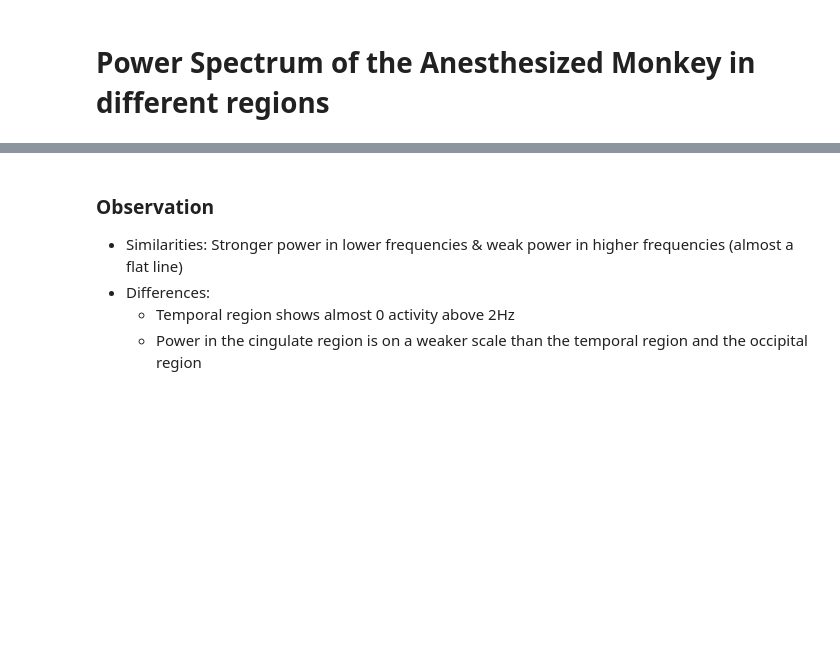
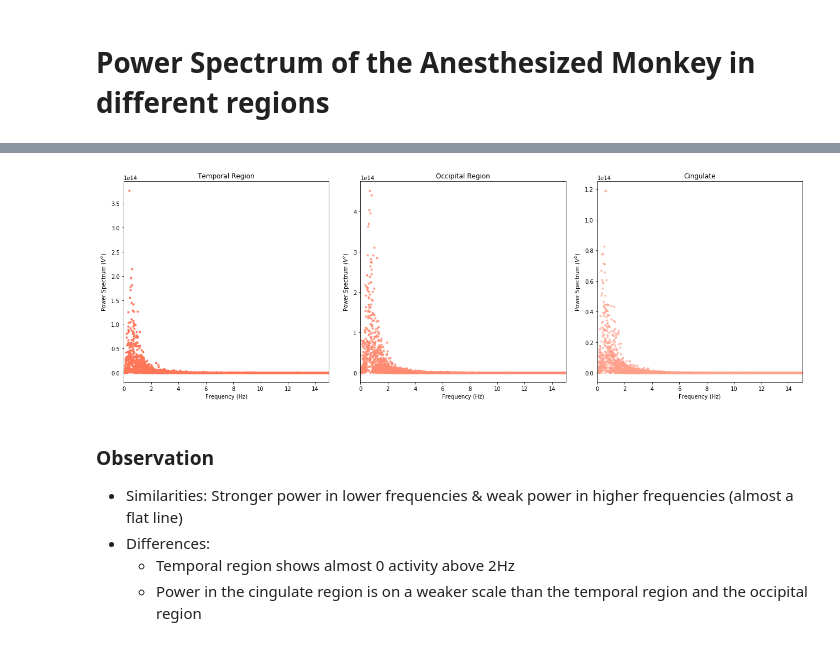
Before and after one commit to fagan2888/COGS118C, a Jupyter notebook: Assignments/project_data/COGS118C-Final-Presentation-Monkey-Data-Analysis.ipynb, the cells around one changed output, grey strips where cells are left out. Saved outputs shown, nothing was run; the diff lists cells and outputs as text; code cells hidden in the pictures; blank space fills up the shorter version.

```diff
--- a/Assignments/project_data/COGS118C-Final-Presentation-Monkey-Data-Analysis.ipynb
+++ b/Assignments/project_data/COGS118C-Final-Presentation-Monkey-Data-Analysis.ipynb
@@ -360,7 +360,7 @@ plt.subplot(1,3,2)
 plt.plot(freqs_occ, power_occ, '.', color="#fe8a71", alpha = 0.8)
 plt.xlabel('Frequency (Hz)');plt.ylabel('Power Spectrum ($V^2$)')
 plt.xlim([0,15])
-plt.title('Occipital Region')gi
+plt.title('Occipital Region')
 
 N_cin = len(cin_anes)
 freqs_cin = np.fft.fftfreq(N_cin, 1/fs)
@@ -379,3 +378,4 @@ SyntaxError: invalid syntax (<ipython-input-22-11b50427cb1f>, line 22)
+[figure, added]
 # %% [markdown]
 ### Observation
 - Similarities: Stronger power in lower frequencies & weak power in higher frequencies (almost a flat line)
```
Also changed, not shown: parts of 8 cells of this notebook.
